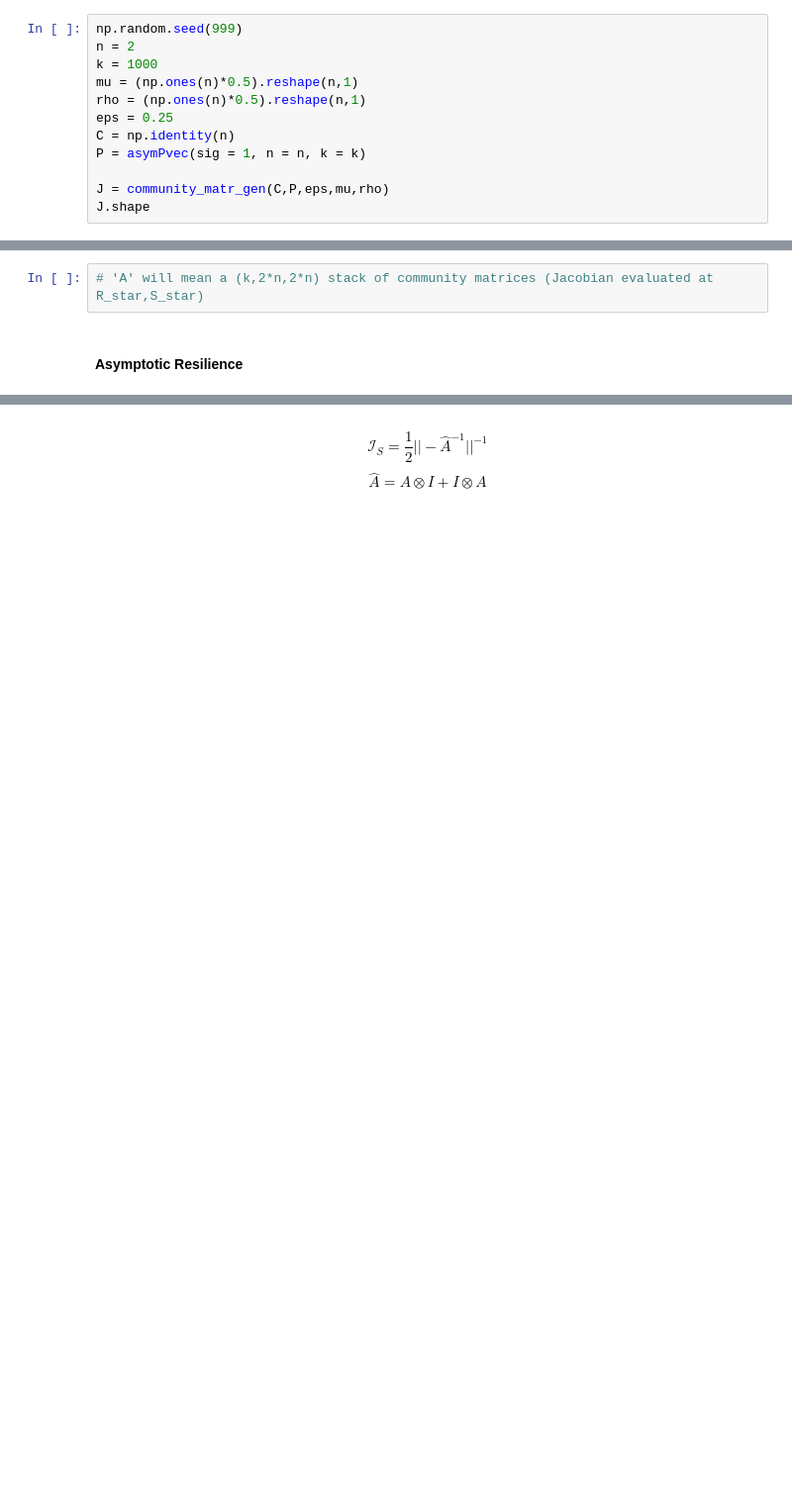
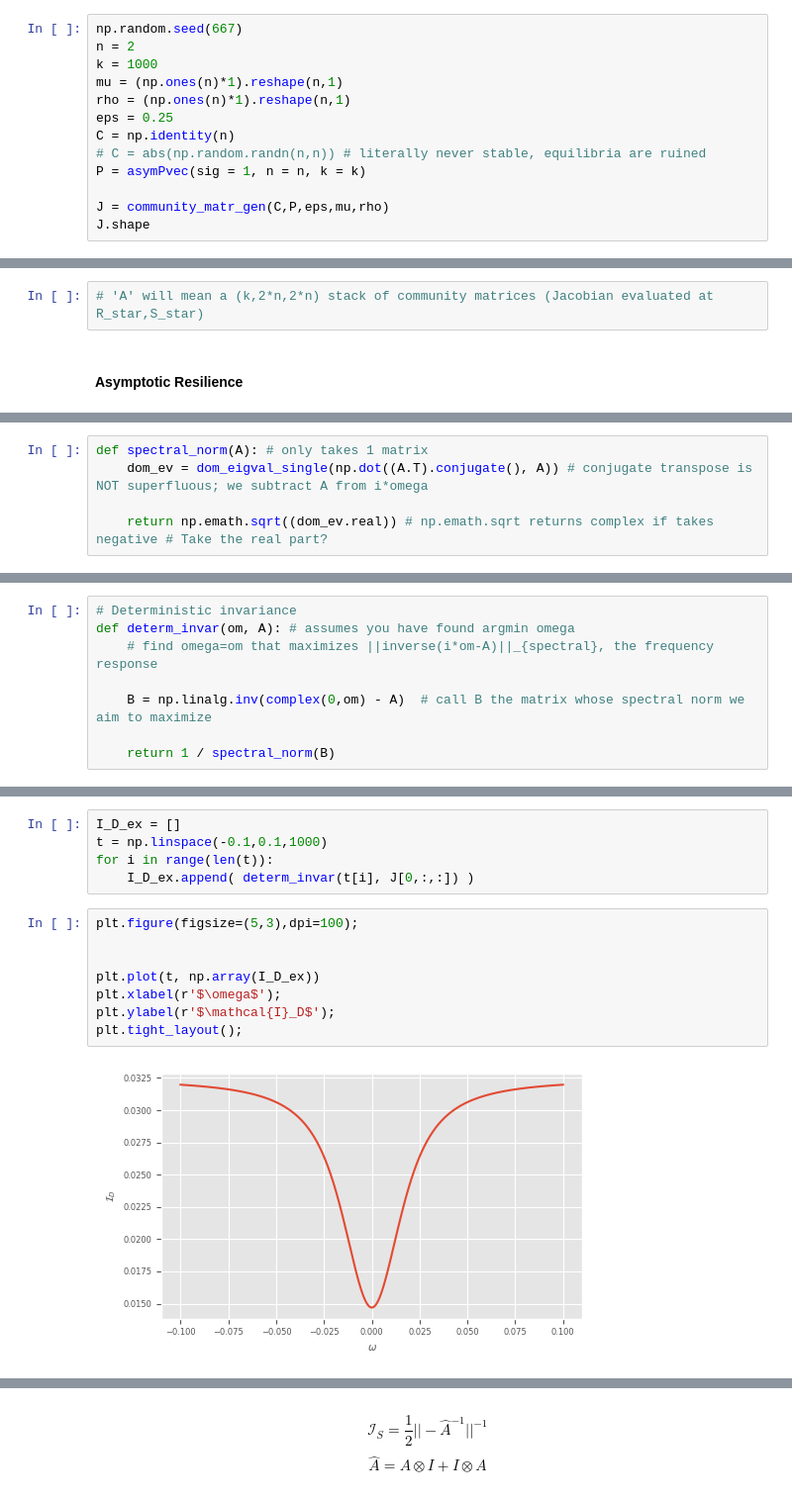
Before and after one commit to hnmns/Microbiome_Stability_Diversity, a Jupyter notebook: microbiome_stab_div.ipynb, the cells around one changed output, grey strips where cells are left out. Shown at 99% size. Saved outputs shown, nothing was run; the diff lists cells and outputs as text; blank space fills up the shorter version.

```diff
--- a/microbiome_stab_div.ipynb
+++ b/microbiome_stab_div.ipynb
@@ -808,11 +881,12 @@ def dom_eigvals(A): # for A with shape (k,2*n,2*n) ; returns entire eigval (comp
 # %%
-np.random.seed(999)
+np.random.seed(667)
 n = 2
 k = 1000
-mu = (np.ones(n)*0.5).reshape(n,1)
-rho = (np.ones(n)*0.5).reshape(n,1)
+mu = (np.ones(n)*1).reshape(n,1)
+rho = (np.ones(n)*1).reshape(n,1)
 eps = 0.25
 C = np.identity(n)
+# C = abs(np.random.randn(n,n)) # literally never stable, equilibria are ruined
 P = asymPvec(sig = 1, n = n, k = k)
 
 J = community_matr_gen(C,P,eps,mu,rho)
@@ -881,0 +964,5 @@ np.max(AR)
+# %%
+def spectral_norm(A): # only takes 1 matrix
+    dom_ev = dom_eigval_single(np.dot((A.T).conjugate(), A)) # conjugate transpose is NOT superfluous; we subtract A from i*omega
+
+    return np.emath.sqrt((dom_ev.real)) # np.emath.sqrt returns complex if takes negative # Take the real part?
@@ -881,0 +1020,8 @@ np.max(AR)
+# %%
+# Deterministic invariance
+def determ_invar(om, A): # assumes you have found argmin omega
+    # find omega=om that maximizes ||inverse(i*om-A)||_{spectral}, the frequency response
+
+    B = np.linalg.inv(complex(0,om) - A)  # call B the matrix whose spectral norm we aim to maximize
+
+    return 1 / spectral_norm(B)
@@ -881,0 +1032,15 @@ np.max(AR)
+# %%
+I_D_ex = []
+t = np.linspace(-0.1,0.1,1000)
+for i in range(len(t)):
+    I_D_ex.append( determ_invar(t[i], J[0,:,:]) )
+# %%
+plt.figure(figsize=(5,3),dpi=100);
+
+
+plt.plot(t, np.array(I_D_ex))
+plt.xlabel(r'$\omega$');
+plt.ylabel(r'$\mathcal{I}_D$');
+plt.tight_layout();
+# %% [output]
+[figure, added]
```
Also changed, not shown: parts of 201 cells of this notebook.
